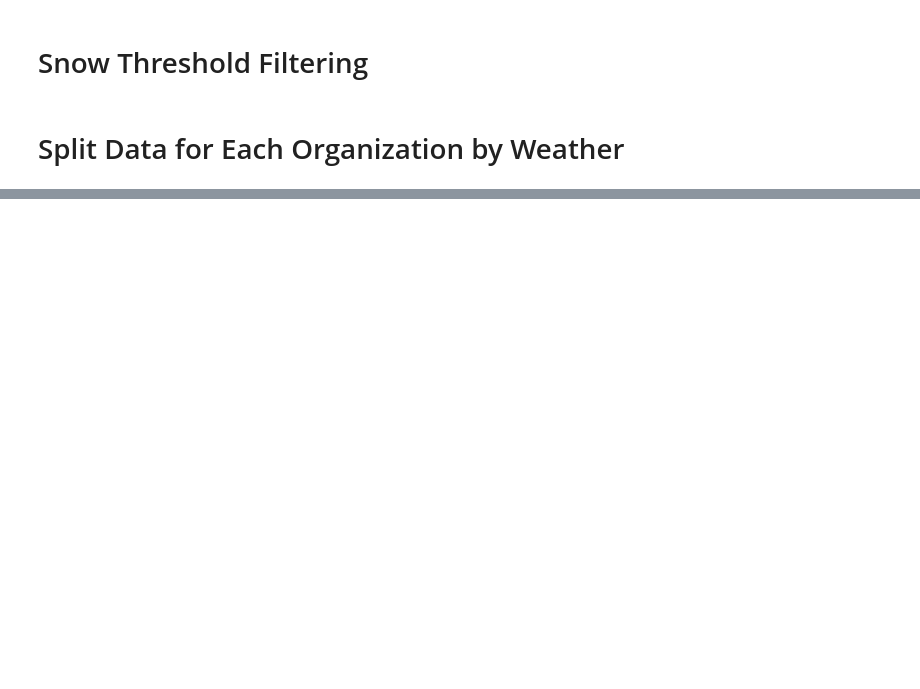
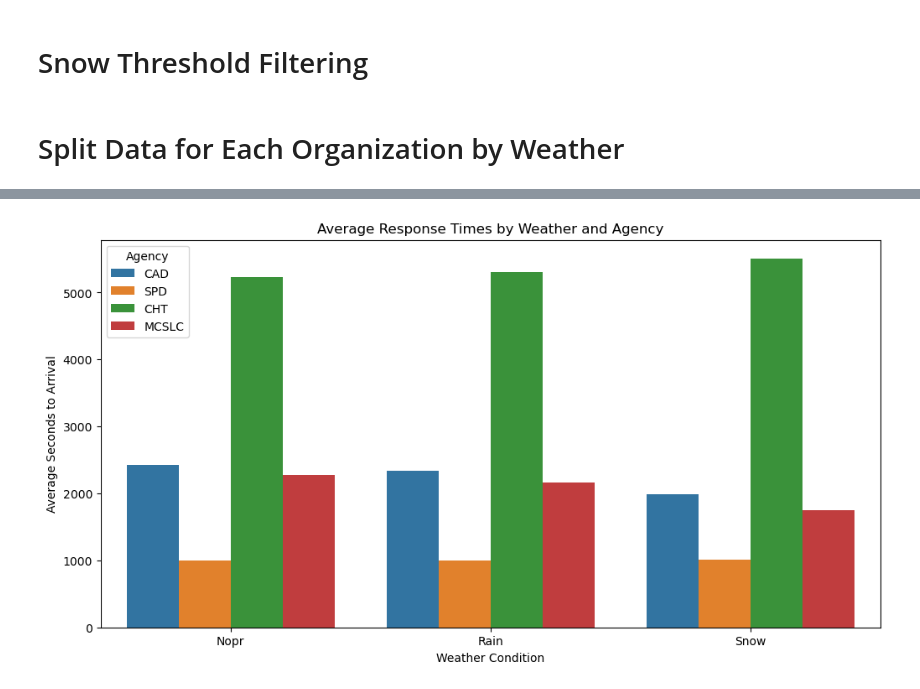
Before and after one commit to AchieveMars88/CAHOOTS-MCSLSC-EPD-SPD-Emergency-Response-Data-Analysis, a Jupyter notebook: analysis/analysis.ipynb, the cells around one changed output, grey strips where cells are left out. Cells and saved outputs as stored; diff of their text form; code cells hidden in the pictures; blank space fills up the shorter version.

```diff
--- a/analysis/analysis.ipynb
+++ b/analysis/analysis.ipynb
@@ -26,10 +33,23 @@ MCSLC_Data = pd.read_csv("../cleaning/MCSLC_Data/MCSLC_CLEAN.csv")
+# %%
+# Use existing "Is CAHOOTS" binary classifier column = 1, make own dataframe for cahoots, using SPD and EPD datasets
+CAD_CAHOOTS = CAD_Data[CAD_Data['Is CAHOOTS'] == 1]
+SPD_CAHOOTS = SPD_Data[SPD_Data['Is CAHOOTS'] == 1]
+# Simply combine datasets
+CHT_Data = pd.concat([CAD_CAHOOTS, SPD_CAHOOTS], ignore_index=True)
+# Drop agency column
+CHT_Data = CHT_Data.drop(columns=['Agency'])
+
+# Cad_Data and SPD_Data will only be rows where Is CAHOOTS doesn't equal 1.
+CAD_Data = CAD_Data[CAD_Data['Is CAHOOTS'] != 1]
+SPD_Data = SPD_Data[SPD_Data['Is CAHOOTS'] != 1]
 # %% [markdown]
 # Snow Threshold Filtering
 # %%
 # Get rid of any row where "Precipitation Type" is Snow but "Snow Depth" isn't greater than 0.0.
-CAD_Data = CAD_Data[~((CAD_Data["Precipitation Type"] == "Snow") & (CAD_Data["Snow Depth"] <= 0.0))]
-SPD_Data = SPD_Data[~((SPD_Data["Precipitation Type"] == "Snow") & (SPD_Data["Snow Depth"] <= 0.0))]
-MCSLC_Data = MCSLC_Data[~((MCSLC_Data["Precipitation Type"] == "Snow") & (MCSLC_Data["Snow Depth"] <= 0.0))]
+# Not doing the same for MCSLC else little to no data would exist for it.
+CAD_Data = CAD_Data[~((CAD_Data["Precipitation Type"] == "snow") & (CAD_Data["Snow Depth"] <= 0.0))]
+SPD_Data = SPD_Data[~((SPD_Data["Precipitation Type"] == "snow") & (SPD_Data["Snow Depth"] <= 0.0))]
+CHT_Data = CHT_Data[~((CHT_Data["Precipitation Type"] == "snow") & (CHT_Data["Snow Depth"] <= 0.0))]
 # %% [markdown]
 # Split Data for Each Organization by Weather
 # %%
@@ -42,6 +62,10 @@ SPD_Data_NoPrecip = SPD_Data[SPD_Data["Precipitation Type"] == "nopn"]
 SPD_Data_Rain = SPD_Data[SPD_Data["Precipitation Type"] == "rain"]
 SPD_Data_Snow = SPD_Data[SPD_Data["Precipitation Type"] == "snow"]
 
+CHT_Data_NoPrecip = CHT_Data[CHT_Data["Precipitation Type"] == "nopn"]
+CHT_Data_Rain = CHT_Data[CHT_Data["Precipitation Type"] == "rain"]
+CHT_Data_Snow = CHT_Data[CHT_Data["Precipitation Type"] == "snow"]
+
 MCSLC_Data_NoPrecip = MCSLC_Data[MCSLC_Data["Precipitation Type"] == "nopn"]
 MCSLC_Data_Rain = MCSLC_Data[MCSLC_Data["Precipitation Type"] == "rain"]
 MCSLC_Data_Snow = MCSLC_Data[MCSLC_Data["Precipitation Type"] == "snow"]
@@ -49,0 +422,22 @@ MCSLC_Data_Snow = MCSLC_Data[MCSLC_Data["Precipitation Type"] == "snow"]
+# %%
+# Paired bar chart comparing average response times across weather types for each agency.
+# Prepare data for bar chart.
+Bar_Chart_Data = pd.DataFrame({
+    "Agency": ["CAD", "CAD", "CAD", "SPD", "SPD", "SPD", "CHT", "CHT", "CHT", "MCSLC", "MCSLC", "MCSLC"],
+    "Weather": ["Nopr", "Rain", "Snow"] * 4,
+    "Mean_Response_Time": [
+        Mean_Response_Time_CAD_NoPrecip, Mean_Response_Time_CAD_Rain, Mean_Response_Time_CAD_Snow,
+        Mean_Response_Time_SPD_NoPrecip, Mean_Response_Time_SPD_Rain, Mean_Response_Time_SPD_Snow,
+        Mean_Response_Time_CHT_NoPrecip, Mean_Response_Time_CHT_Rain, Mean_Response_Time_CHT_Snow,
+        Mean_Response_Time_MCSLC_NoPrecip, Mean_Response_Time_MCSLC_Rain, Mean_Response_Time_MCSLC_Snow
+    ]
+})
+plt.figure(figsize=(12, 6))
+sns.barplot(x="Weather", y="Mean_Response_Time", hue="Agency", data=Bar_Chart_Data)
+plt.title("Average Response Times by Weather and Agency")
+plt.xlabel("Weather Condition")
+plt.ylabel("Average Seconds to Arrival")
+plt.legend(title="Agency")
+plt.show()
+# %% [output]
+[figure, added]
```
Also changed, not shown: parts of 22 cells of this notebook, 6 other files.
